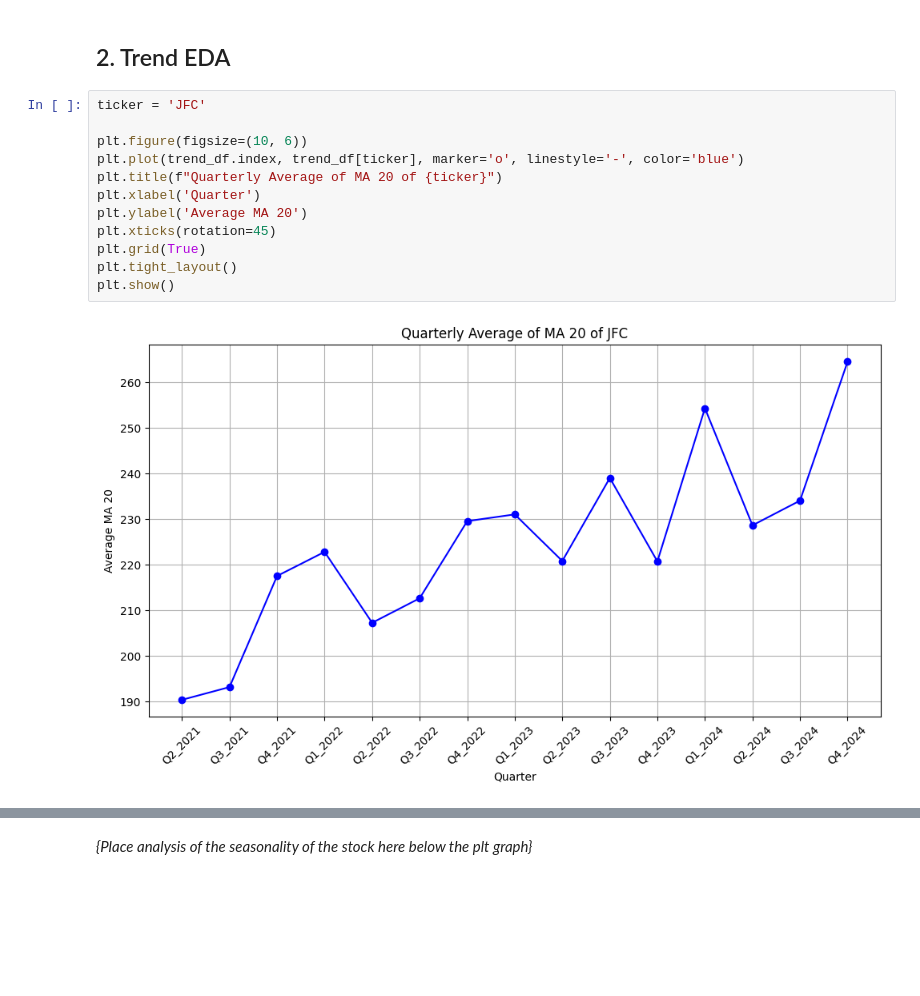
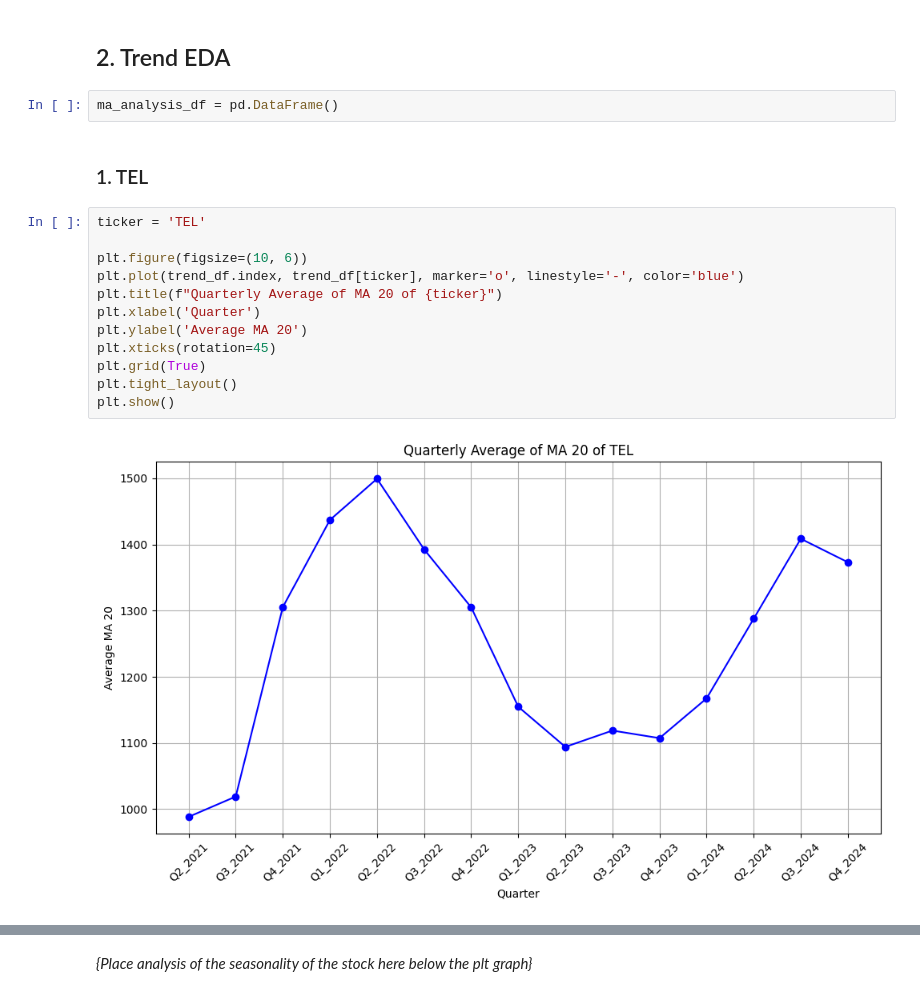
Before and after one commit to Volyzte/dsf-capstone-cohort-14-mpt, a Jupyter notebook: EDA_Trend_Starter_Notebook.ipynb, the cells around one changed output, grey strips where cells are left out. Cells and saved outputs as stored; diff of their text form; blank space fills up the shorter version.

```diff
--- a/EDA_Trend_Starter_Notebook.ipynb
+++ b/EDA_Trend_Starter_Notebook.ipynb
@@ -68,17 +68,21 @@ dtypes: float64(30)
 memory usage: 3.6+ KB
 # %% [markdown]
 ## 2. Trend EDA
+# %%
+ma_analysis_df = pd.DataFrame()
+# %% [markdown]
+### 1. TEL
 # %%
-ticker = 'JFC'
+ticker = 'TEL'
 
 plt.figure(figsize=(10, 6))
 plt.plot(trend_df.index, trend_df[ticker], marker='o', linestyle='-', color='blue')
 plt.title(f"Quarterly Average of MA 20 of {ticker}")
 plt.xlabel('Quarter')
 plt.ylabel('Average MA 20')
 plt.xticks(rotation=45)
 plt.grid(True)
 plt.tight_layout()
 plt.show()
 # %% [output]
-[figure, old version]
+[figure, new version]
```
Also changed, not shown: parts of 34 cells of this notebook, 5 other files.
